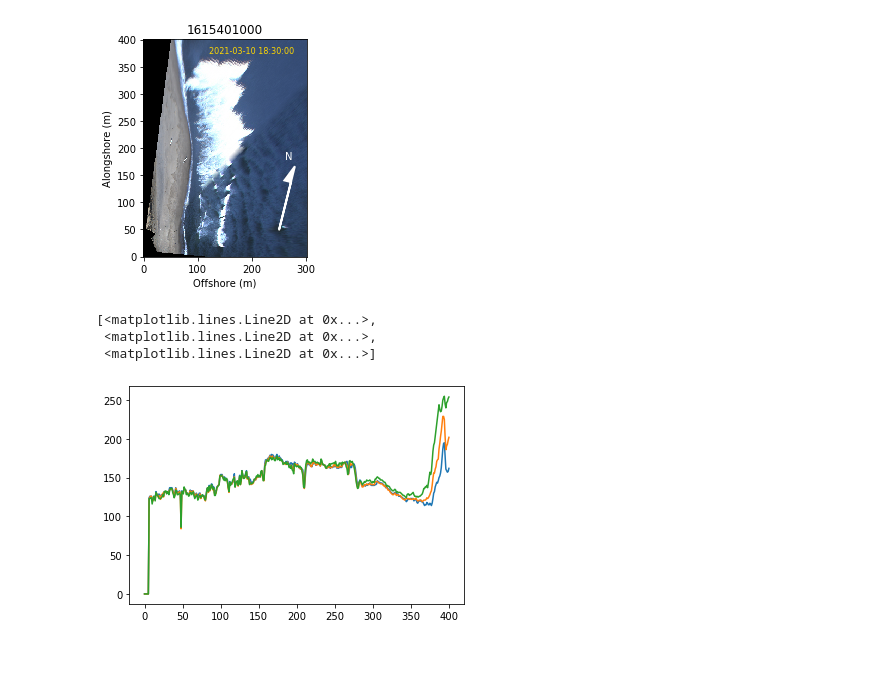
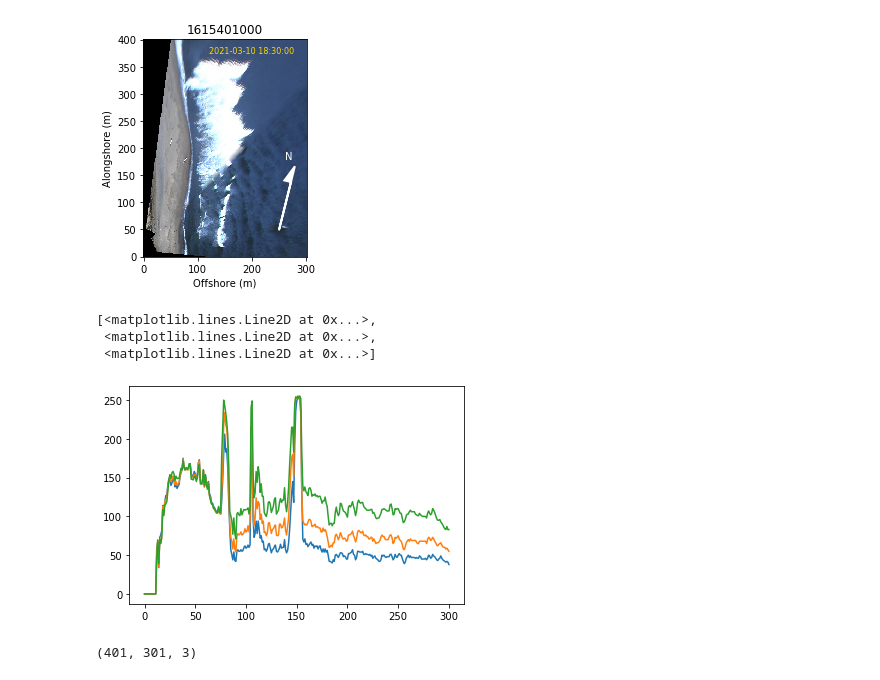
Before and after one commit to csherwood-usgs/CoastCam, a Jupyter notebook: test_one_two_camera_rectification_CACO02.ipynb, the cells around one changed output. Saved outputs shown, nothing was run; the diff lists cells and outputs as text; code cells hidden in the pictures.

```diff
--- a/test_one_two_camera_rectification_CACO02.ipynb
+++ b/test_one_two_camera_rectification_CACO02.ipynb
@@ -169,9 +169,13 @@ plt.savefig(fp,dpi=200)
 [figure]
 # %%
 # alongshore profile of RGB values at
-plt.plot(rectified_image[:,60,:])
+plt.plot(rectified_image[100,:,:])
 # %% [output]
 [<matplotlib.lines.Line2D at 0x...>,
  <matplotlib.lines.Line2D at 0x...>,
  <matplotlib.lines.Line2D at 0x...>]
-[figure, old version]
+[figure, new version]
+# %%
+print(np.shape(rectified_image))
+# %% [output]
+(401, 301, 3)
```
